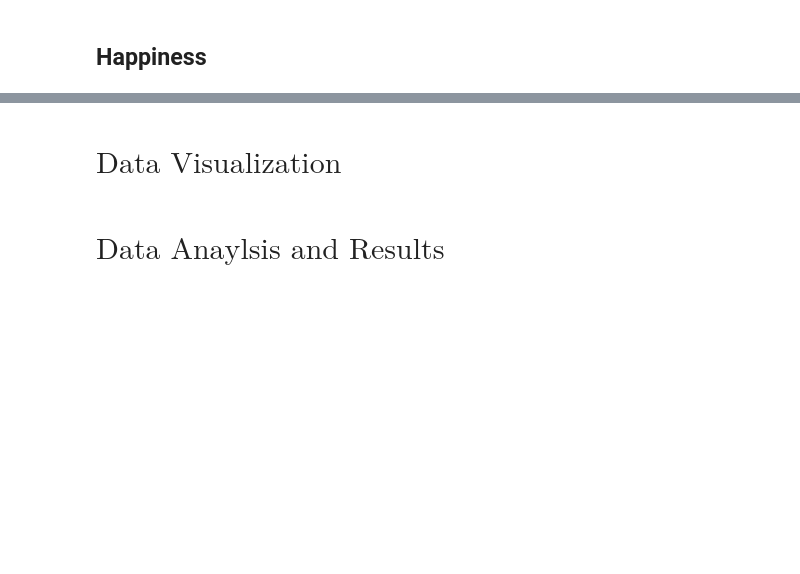
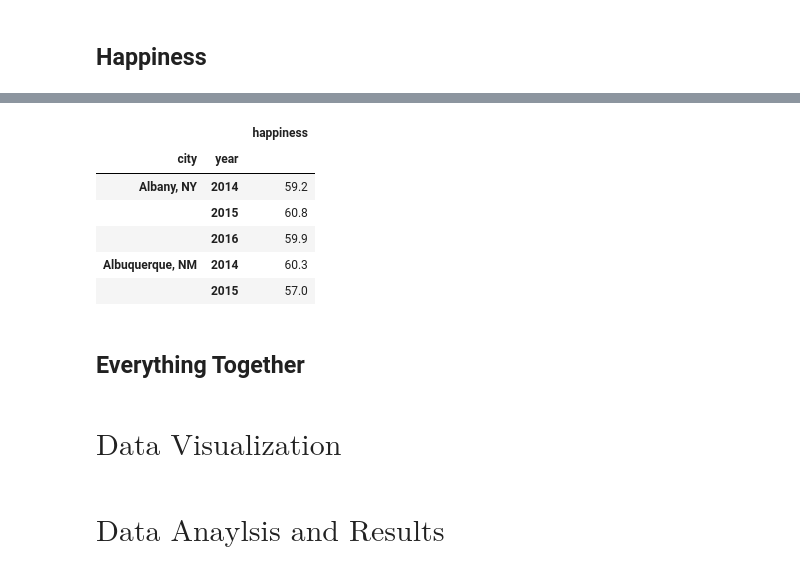
Before and after one commit to IgnacioBecerra/HappiestCity, a Jupyter notebook: FinalProject.ipynb, the cells around one changed output, grey strips where cells are left out. Saved outputs shown, nothing was run; the diff lists cells and outputs as text; code cells hidden in the pictures; blank space fills up the shorter version.

```diff
--- a/FinalProject.ipynb
+++ b/FinalProject.ipynb
@@ -212,3 +344,41 @@ crime.head()
+# %%
+# filter out regions not on our wishlist, and rename regions to cities accordingly
+def rename_regions(region):
+    region_city_words, region_states = [area.replace('-', ' ').split() for area in region.split(", ")]
+    for city_words, state in [(city.split(), state) for city, state in [city.split(", ") for city in cities]]:
+        # reconstruct "City, STATE" becuase I like the way I wrote the for loop too much to restructure it
+        city_name = "{city}, {state}".format(city=' '.join(city_words), state=state)
+        # the Happiness data uses "St." instead of "Saint"
+        city_words = ["St." if word == "Saint" else word for word in city_words]
+        if all([city_word in region_city_words for city_word in city_words]):
+            if state in region_states:
+                return city_name
+    return False
+happiness['city'] = happiness['city'].map(rename_regions)
+happiness = happiness.loc[happiness['city'] != False]
+# %%
+# unpivot
+happiness = pd.melt(happiness, id_vars=['city'], var_name='year', value_name='happiness') \
+           .sort_values(['city', 'year']) \
+           .reset_index(drop=True)
+# %%
+# drop NaN rows because they are worthless to our cause
+happiness.dropna(inplace=True)
+# %%
+# convert to MultiIndex
+happiness.set_index(['city', 'year'], inplace=True)
+# %%
+happiness.head()
+# %% [output]
+|  |  | happiness |
+| city | year |  |
+| Albany, NY | 2014 | 59.2 |
+|  | 2015 | 60.8 |
+|  | 2016 | 59.9 |
+| Albuquerque, NM | 2014 | 60.3 |
+|  | 2015 | 57.0 |
+# %% [markdown]
+## Everything Together
 # %% [markdown]
 # $\textrm{Data Visualization}$
 # %%
```
Also changed, not shown: parts of 18 cells of this notebook.
